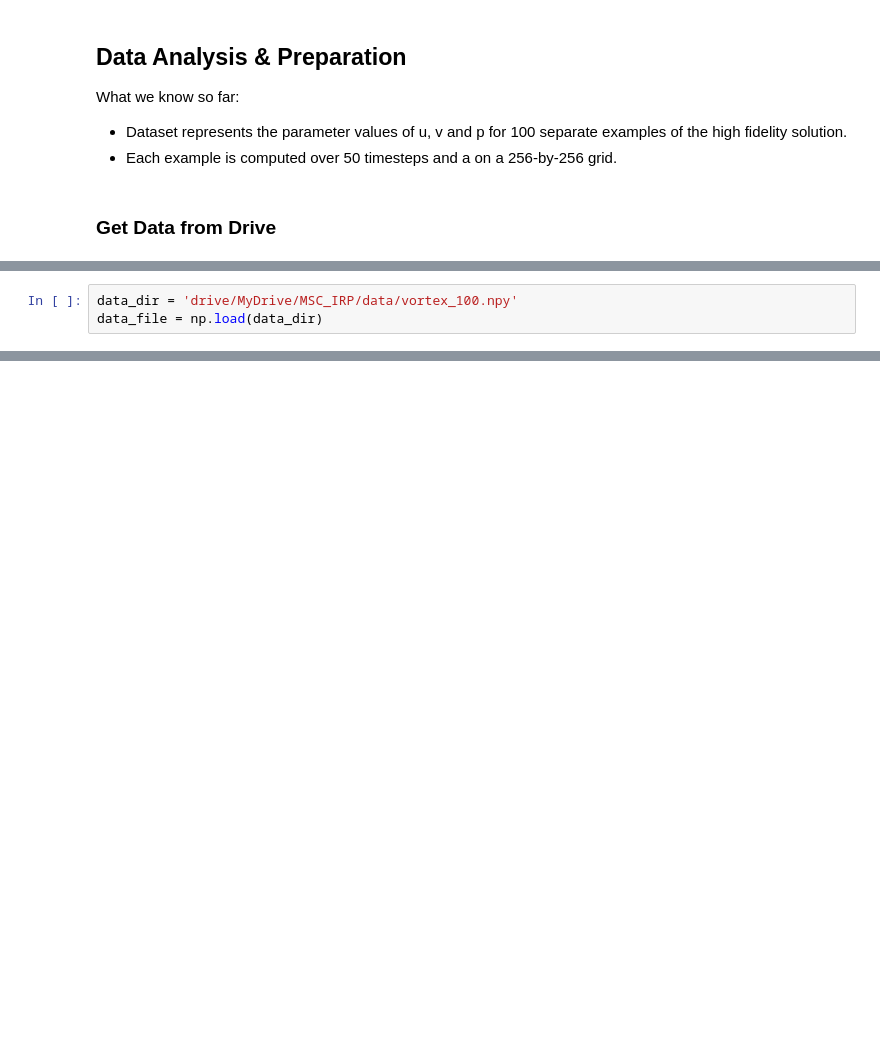
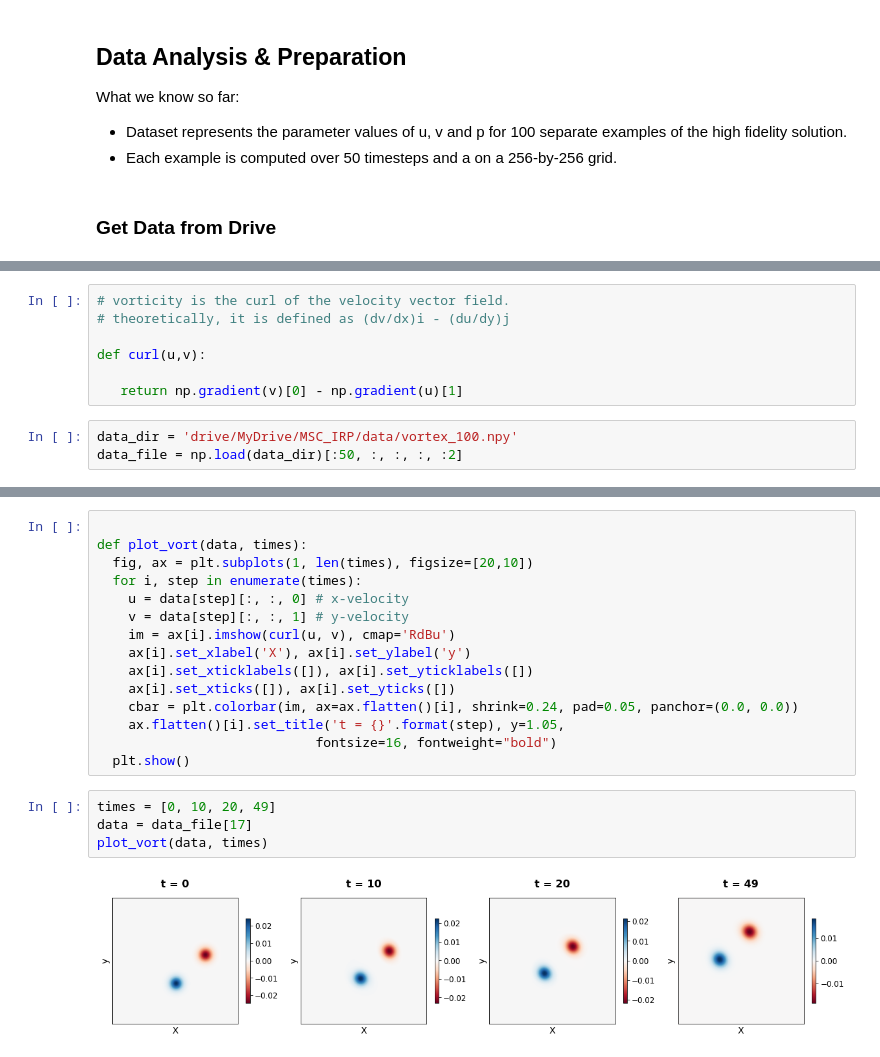
Before and after one commit to mustaphajola/msc-irp, a Jupyter notebook: PredGAN/Compression.ipynb, the cells around one changed output, grey strips where cells are left out. Saved outputs shown, nothing was run; the diff lists cells and outputs as text; blank space fills up the shorter version.

Commit message:
vorticity plot

```diff
--- a/PredGAN/Compression.ipynb
+++ b/PredGAN/Compression.ipynb
@@ -41,3 +42,10 @@ Mounted at /content/drive/
+# %%
+# vorticity is the curl of the velocity vector field.
+# theoretically, it is defined as (dv/dx)i - (du/dy)j
+
+def curl(u,v):
+
+   return np.gradient(v)[0] - np.gradient(u)[1]
 # %%
 data_dir = 'drive/MyDrive/MSC_IRP/data/vortex_100.npy'
-data_file = np.load(data_dir)
+data_file = np.load(data_dir)[:50, :, :, :, :2]
@@ -51,0 +62,21 @@ Size of each timestep:  (256, 256, 3)
+# %%
+
+def plot_vort(data, times):
+  fig, ax = plt.subplots(1, len(times), figsize=[20,10])
+  for i, step in enumerate(times):
+    u = data[step][:, :, 0] # x-velocity
+    v = data[step][:, :, 1] # y-velocity
+    im = ax[i].imshow(curl(u, v), cmap='RdBu')
+    ax[i].set_xlabel('X'), ax[i].set_ylabel('y')
+    ax[i].set_xticklabels([]), ax[i].set_yticklabels([])
+    ax[i].set_xticks([]), ax[i].set_yticks([])
+    cbar = plt.colorbar(im, ax=ax.flatten()[i], shrink=0.24, pad=0.05, panchor=(0.0, 0.0))
+    ax.flatten()[i].set_title('t = {}'.format(step), y=1.05,
+                            fontsize=16, fontweight="bold")
+  plt.show()
+# %%
+times = [0, 10, 20, 49]
+data = data_file[17]
+plot_vort(data, times)
+# %% [output]
+[figure, added]
```
Also changed, not shown: parts of 11 cells of this notebook.
